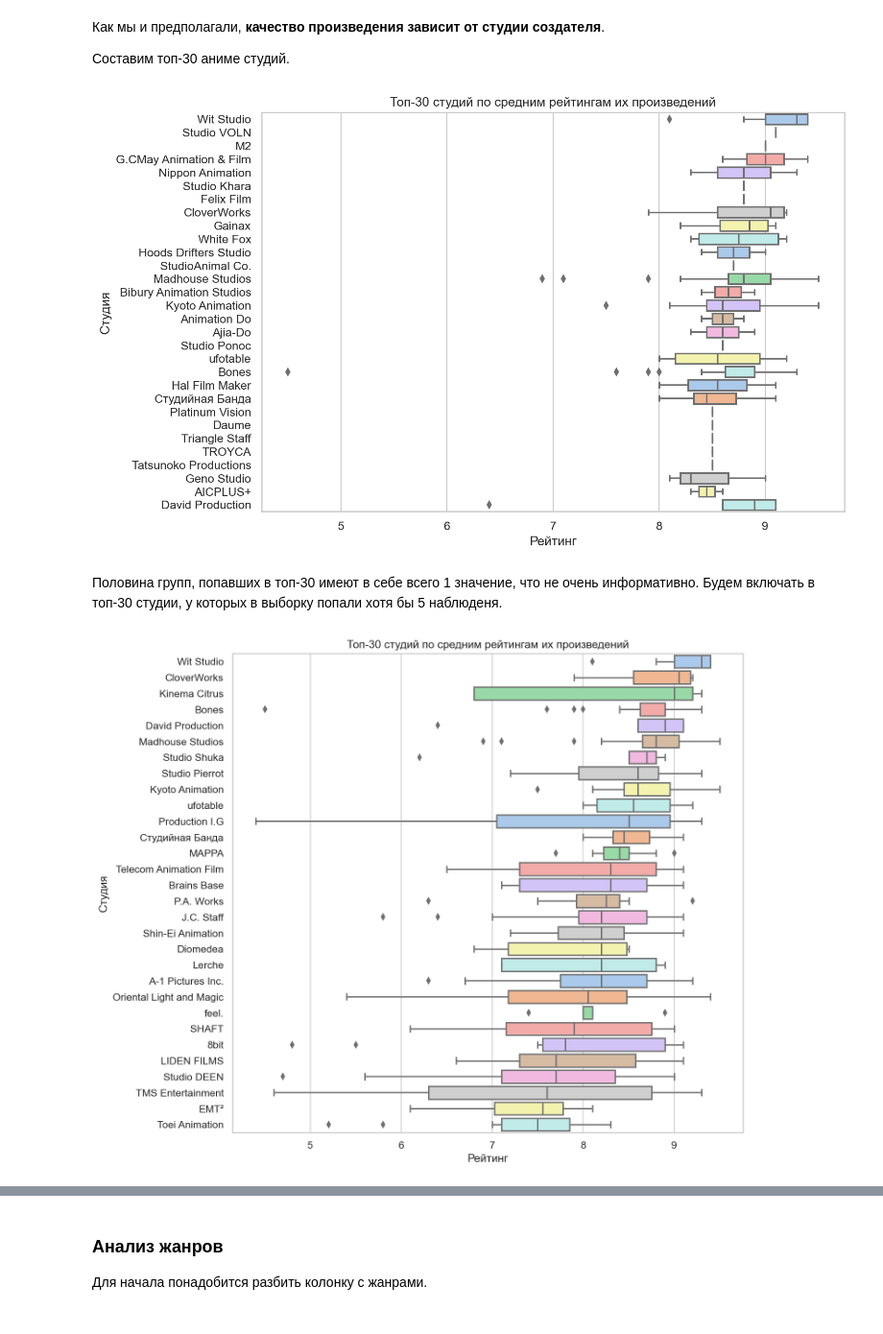
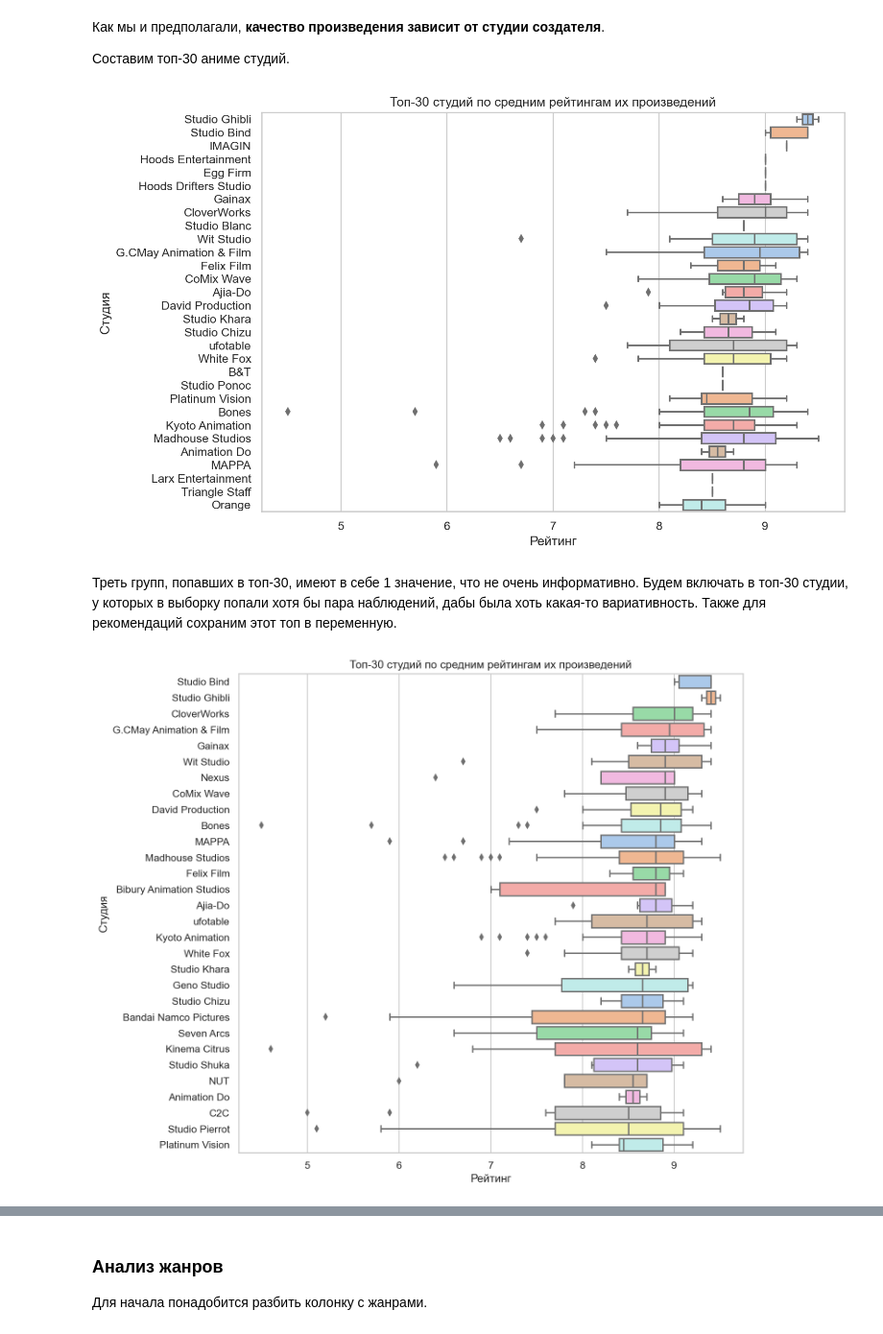
Before and after one commit to korobans/anime_rating, a Jupyter notebook: anime_rating.ipynb, the cells around one changed output, grey strips where cells are left out. Shown: that part at 96% size. Saved outputs shown, nothing was run; the diff lists cells and outputs as text; code cells hidden in the pictures.

```diff
--- a/anime_rating.ipynb
+++ b/anime_rating.ipynb
@@ -61,9 +66,13 @@ def parse_site(n: int) -> pd.DataFrame:
 
         try:
             item['rating'] = float(soup.find('span', {'class': 'rating-value'}).text.replace(',', '.'))
-            item['rating_voters'] = int(soup.find('div', {'class': 'rating-count'}).text)
+            c = int(soup.find('div', {'class': 'rating-count'}).text)
+            if c >= 30:
+                item['rating_voters'] = c
+            else:
+                continue
         except Exception:
-            pass
+            continue
 
         try: item['season'] = [a.text for a in soup.find_all('a', href=True) if 'season' in a['href']][0]
         except Exception: item['season'] = None
@@ -121,6 +130,6 @@ df.head(5)
 # %% [markdown]
 Теперь по ней определим несмещенную оценку дисперсии.
 # %%
-s = df.rating.var(ddof=1)
-s
+s = df.rating.std(ddof=1)
+s ** 2
 # %% [output]
@@ -128,7 +137,7 @@ s
 # %% [markdown]
 Подставим это значение в формулу выше и получим необходимую для дальнейшего анализа численность выборки.
 # %%
-n = (2.58 ** 2 * s) / 0.1 ** 2 # будем строить 99%-ДИ с отклонением 0.1
+n = (1.96 ** 2 * s ** 2) / 0.05 ** 2 # будем строить 95%-ДИ с отклонением 0.05
 n = int(np.ceil(n))
 n
 # %% [output]
@@ -339,8 +319,8 @@ result_mask = studio_df['studio'].isin(groupes_studio_df.to_list())
 plt.figure(figsize=(10, 6), dpi=150)
 sns.set(style="whitegrid")
 
-sns.boxplot(x=studio_df[result_mask]['rating'],
-            y=studio_df[result_mask]['studio'],
+sns.boxplot(x=studio_df[studio_mask]['rating'],
+            y=studio_df[studio_mask]['studio'],
             order=groupes_studio_df,
            palette='pastel')
 
@@ -349,35 +329,36 @@ plt.xlabel('Рейтинг')
 plt.ylabel('Студия')
 plt.title('Топ-30 студий по средним рейтингам их произведений');
 # %% [output]
-[figure, old version]
+[figure, new version]
 # %% [markdown]
-Половина групп, попавших в топ-30 имеют в себе всего 1 значение, что не очень информативно. Будем включать в топ-30 студии, у которых в выборку попали хотя бы 5 наблюденя.
+Треть групп, попавших в топ-30, имеют в себе 1 значение, что не очень информативно. Будем включать в топ-30 студии, у которых в выборку попали хотя бы пара наблюдений, дабы была хоть какая-то вариативность. Также для рекомендаций сохраним этот топ в переменную.
 # %%
 studio_df = df[['studio', 'rating']]
 studio_df.head()
 
 enough_count = studio_df.dropna().groupby('studio').agg('count')
-enough_count = enough_count[enough_count['rating'] >= 5].index.to_list()
+enough_count = enough_count[enough_count['rating'] >= 2].index.to_list()
 
 studio_df = studio_df[studio_df['studio'].isin(enough_count)]
 
 groupes_studio_df = studio_df.dropna().groupby('studio').agg('median')
 groupes_studio_df.sort_values(by='rating', inplace=True, ascending=False)
 groupes_studio_df = groupes_studio_df.head(30).index
+top_studios = groupes_studio_df
 
-result_mask = (studio_df['studio'].isin(groupes_studio_df.to_list()))
+studio_mask = (studio_df['studio'].isin(groupes_studio_df.to_list()))
 # %%
 plt.figure(figsize=(10, 8), dpi=150)
 sns.set(style="whitegrid")
 
-sns.boxplot(x=studio_df[result_mask]['rating'],
-            y=studio_df[result_mask]['studio'],
+sns.boxplot(x=studio_df[studio_mask]['rating'],
+            y=studio_df[studio_mask]['studio'],
            order=groupes_studio_df,
            palette='pastel')
 plt.tight_layout()
 plt.ylabel('Студия')
 plt.xlabel('Рейтинг')
 plt.title('Топ-30 студий по средним рейтингам их произведений');
 # %% [output]
-[figure, old version]
+[figure, new version]
 # %% [markdown]
```
Also changed, not shown: parts of 45 cells of this notebook.
